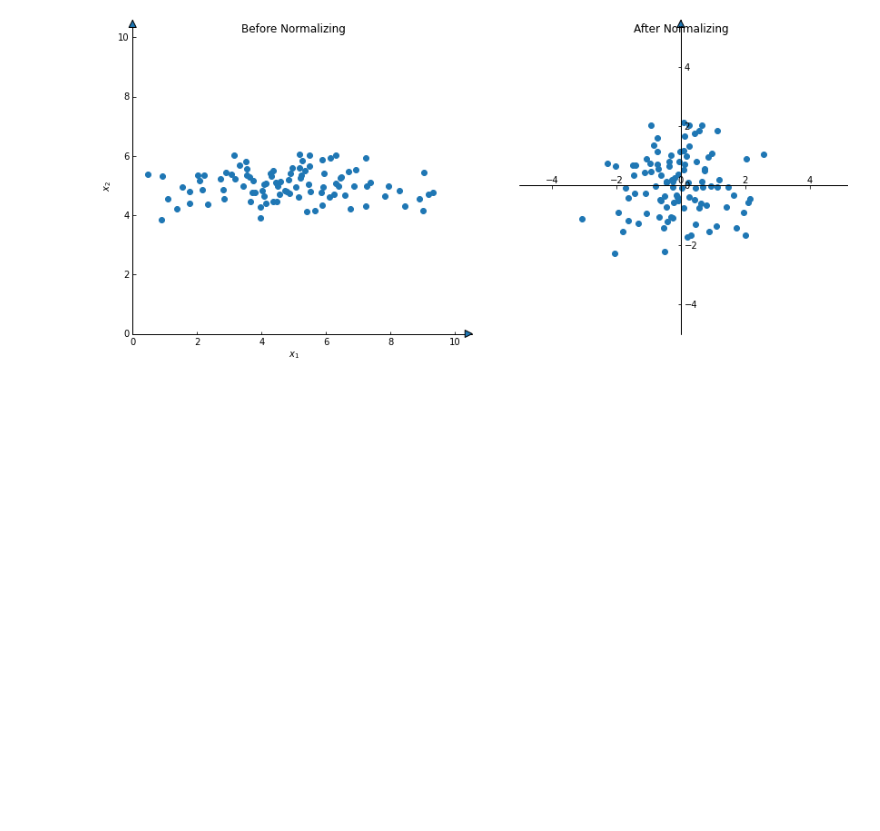
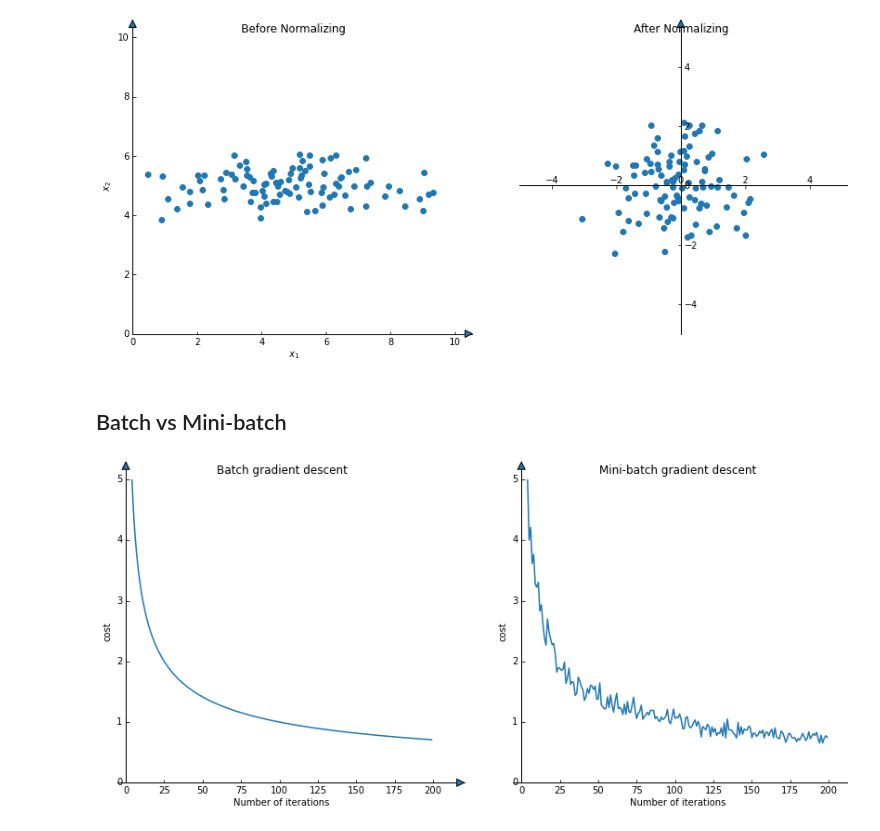
Before and after one commit to Ray-gith/deep-learning-notes, a Jupyter notebook: md_plot.ipynb, the cells around one changed output. Drawn from its saved outputs; the diff is of its cells as text; code cells hidden in the pictures; blank space fills up the shorter version.

```diff
--- a/md_plot.ipynb
+++ b/md_plot.ipynb
@@ -238,3 +238,65 @@ ax2.set_ylim(-5, 5)
 plt.savefig('source/normalizing_dataset.svg', transparent=True)
 # %% [output]
 [figure]
+# %% [markdown]
+## Batch vs Mini-batch
+# %%
+import numpy as np
+import matplotlib.pyplot as plt
+import mpl_toolkits.axisartist as axisartist
+
+#创建画布
+fig = plt.figure(figsize=(14, 6))
+#使用axisartist.Subplot方法创建一个绘图区对象ax
+ax = axisartist.Subplot(fig, 121)
+ax2 = axisartist.Subplot(fig, 122)
+#将绘图区对象添加到画布中
+fig.add_axes(ax)
+fig.add_axes(ax2)
+x = np.arange(4, 200)
+y = 10 / np.sqrt(x)
+y_ = y*np.exp(np.random.randn(y.shape[0])*0.08)
+#通过set_visible方法设置绘图区所有坐标轴隐藏
+ax.axis[:].set_visible(False)
+
+#ax.new_floating_axis代表添加新的坐标轴
+ax.axis["x"] = ax.new_floating_axis(0,0)
+#给x坐标轴加上箭头
+ax.axis["x"].set_axisline_style("-|>", size = 2.0)
+#添加y坐标轴，且加上箭头
+ax.axis["y"] = ax.new_floating_axis(1,0)
+ax.axis["y"].set_axisline_style("-|>", size = 2.0)
+#设置x、y轴上刻度显示方向
+ax.axis["x"].set_axis_direction("bottom")
+ax.axis["y"].set_axis_direction("left")
+ax.set_ylim(0, 5)
+# ax.set_xlim(-1, 200)
+
+
+ax.axis["x"].set_label("Number of iterations")
+ax.axis["y"].set_label("cost")
+ax.set_title('Batch gradient descent')
+ax.plot(x, y)
+#通过set_visible方法设置绘图区所有坐标轴隐藏
+ax2.axis[:].set_visible(False)
+
+#ax.new_floating_axis代表添加新的坐标轴
+ax2.axis["x"] = ax2.new_floating_axis(0,0)
+#给x坐标轴加上箭头
+ax2.axis["x"].set_axisline_style("-|>", size = 2.0)
+#添加y坐标轴，且加上箭头
+ax2.axis["y"] = ax2.new_floating_axis(1,0)
+ax2.axis["y"].set_axisline_style("-|>", size = 2.0)
+#设置x、y轴上刻度显示方向
+ax2.axis["x"].set_axis_direction("bottom")
+ax2.axis["y"].set_axis_direction("left")
+ax2.axis["x"].set_label("Number of iterations")
+ax2.axis["y"].set_label("cost")
+ax2.plot(x, y_)
+ax2.set_ylim(0, 5)
+ax2.set_title('Mini-batch gradient descent')
+
+
+plt.savefig('source/batch_or_mini-batch.svg', transparent=True)
+# %% [output]
+[figure, added]
```
